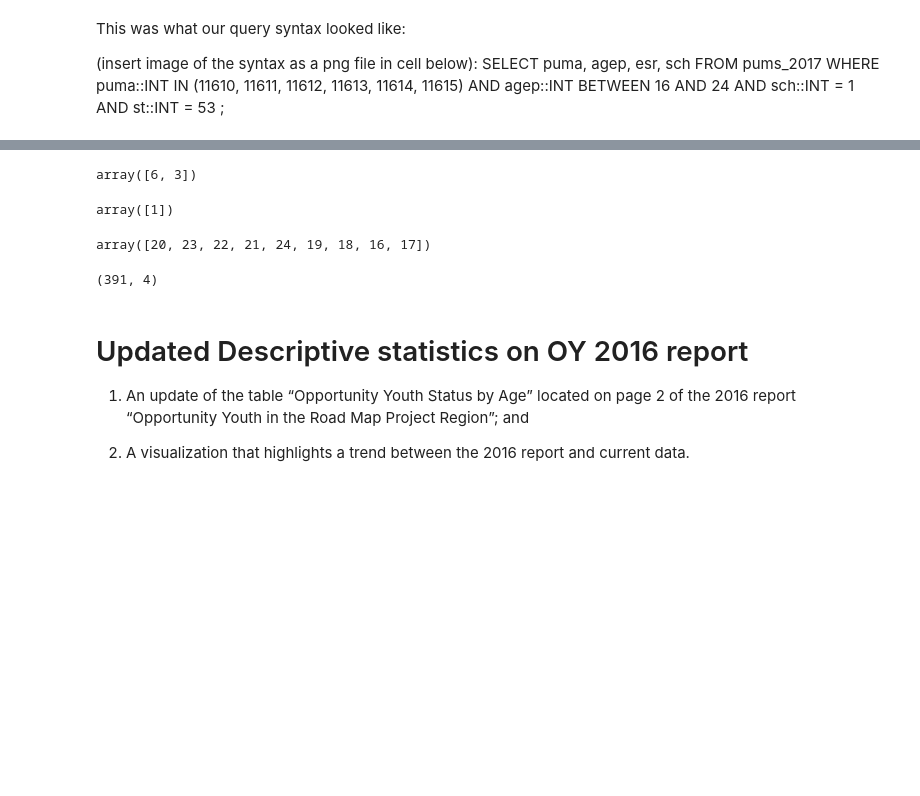
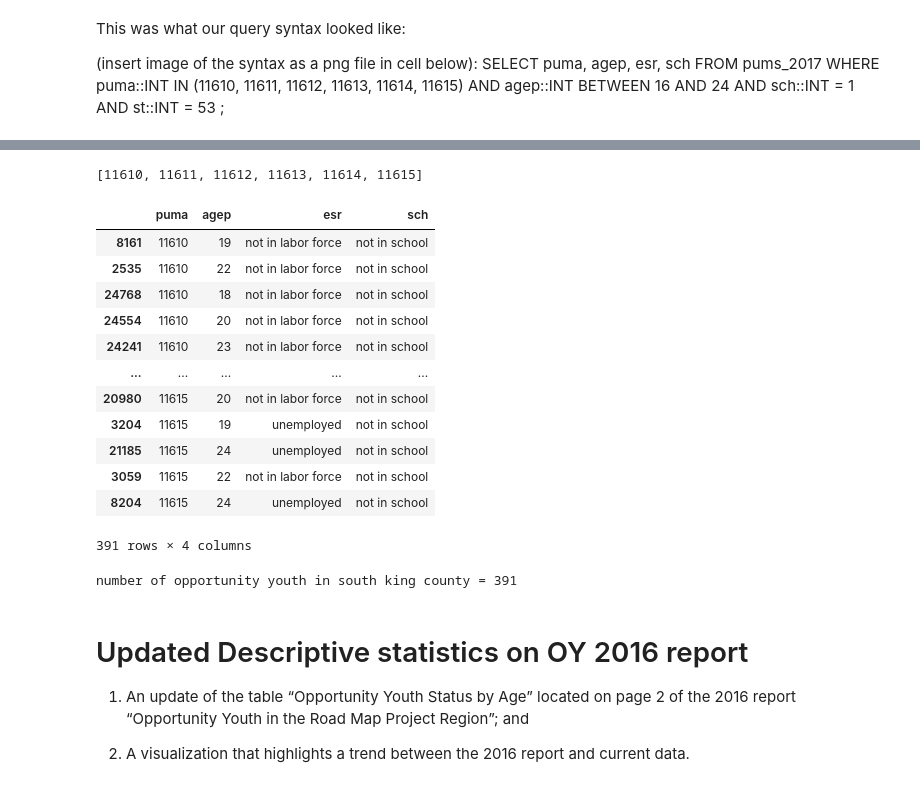
Before and after one commit to cenuno/opportunity_youth, a Jupyter notebook: notebooks/report/index.ipynb, the cells around one changed output, grey strips where cells are left out. Cells and saved outputs as stored; diff of their text form; code cells hidden in the pictures; blank space fills up the shorter version.

```diff
--- a/notebooks/report/index.ipynb
+++ b/notebooks/report/index.ipynb
@@ -137,19 +151,33 @@ df_oy.query('employement_status==3 or employement_status==6', inplace=True)
-# %%
-df_oy['employement_status'].unique()
-# %% [output]
-array([6, 3])
-# %%
-df_oy['school_status'].unique()
-# %% [output]
-array([1])
-# %%
-df_oy['oy_age'].unique()
-# %% [output]
-array([20, 23, 22, 21, 24, 19, 18, 16, 17])
-# %%
-df_oy.shape
-# %% [output]
-(391, 4)
+# %%
+skc_puma_list
+# %% [output]
+[11610, 11611, 11612, 11613, 11614, 11615]
+# %%
+# we read the exported sql query we made with pandas in order to query further with pandas
+df_oy_no_age = pd.read_csv('../queries/pums_2017_based_on_puma.csv')
+df_opportunity_youth_south_county= df_oy_no_age.query('(agep > 15 and agep < 25) and (sch == 1) and (esr == 3 or esr == 6)').loc[:, ['puma','agep','esr', 'sch']]
+df_opportunity_youth_south_county['sch'].replace(1, "not in school", inplace=True)
+df_opportunity_youth_south_county['esr'].replace((3,6),('unemployed','not in labor force'), inplace=True)
+# need to filter esr
+df_opportunity_youth_south_county.sort_values('puma')
+# %% [output]
+|  | puma | agep | esr | sch |
+| 8161 | 11610 | 19 | not in labor force | not in school |
+| 2535 | 11610 | 22 | not in labor force | not in school |
+| 24768 | 11610 | 18 | not in labor force | not in school |
+| 24554 | 11610 | 20 | not in labor force | not in school |
+| 24241 | 11610 | 23 | not in labor force | not in school |
+| ... | ... | ... | ... | ... |
+| 20980 | 11615 | 20 | not in labor force | not in school |
+| 3204 | 11615 | 19 | unemployed | not in school |
+| 21185 | 11615 | 24 | unemployed | not in school |
+| 3059 | 11615 | 22 | not in labor force | not in school |
+| 8204 | 11615 | 24 | unemployed | not in school |
+391 rows × 4 columns
+# %%
+print('number of opportunity youth in south king county =', len(df_opportunity_youth_south_county))
+# %% [output]
+number of opportunity youth in south king county = 391
 # %% [markdown]
 # Updated Descriptive statistics on OY 2016 report
 
```
Also changed, not shown: parts of 15 cells of this notebook, 2 other files.
